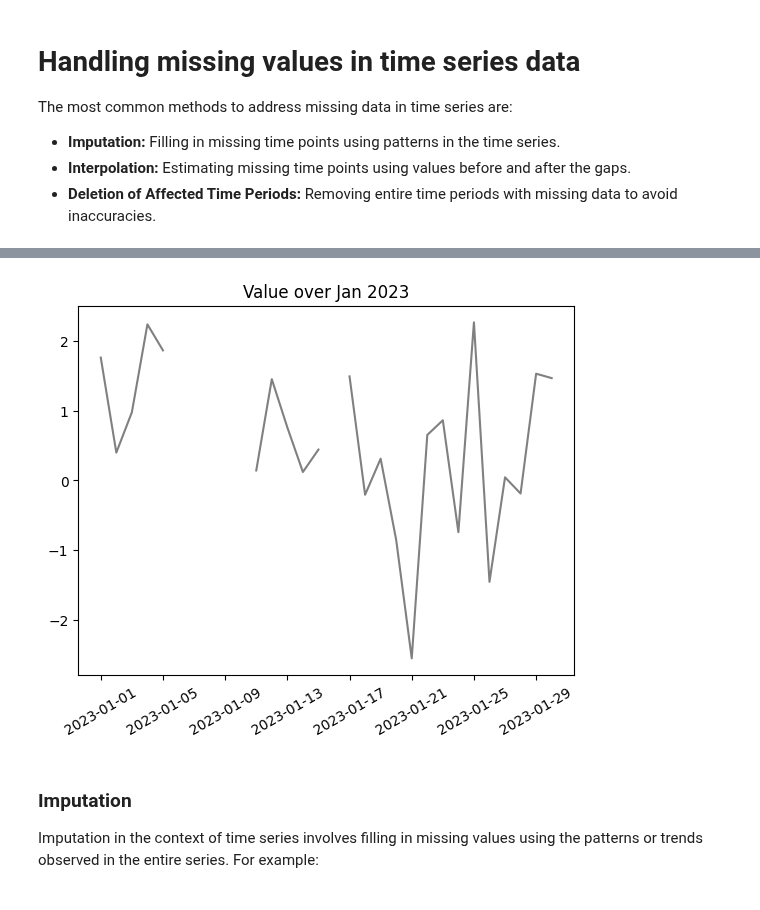
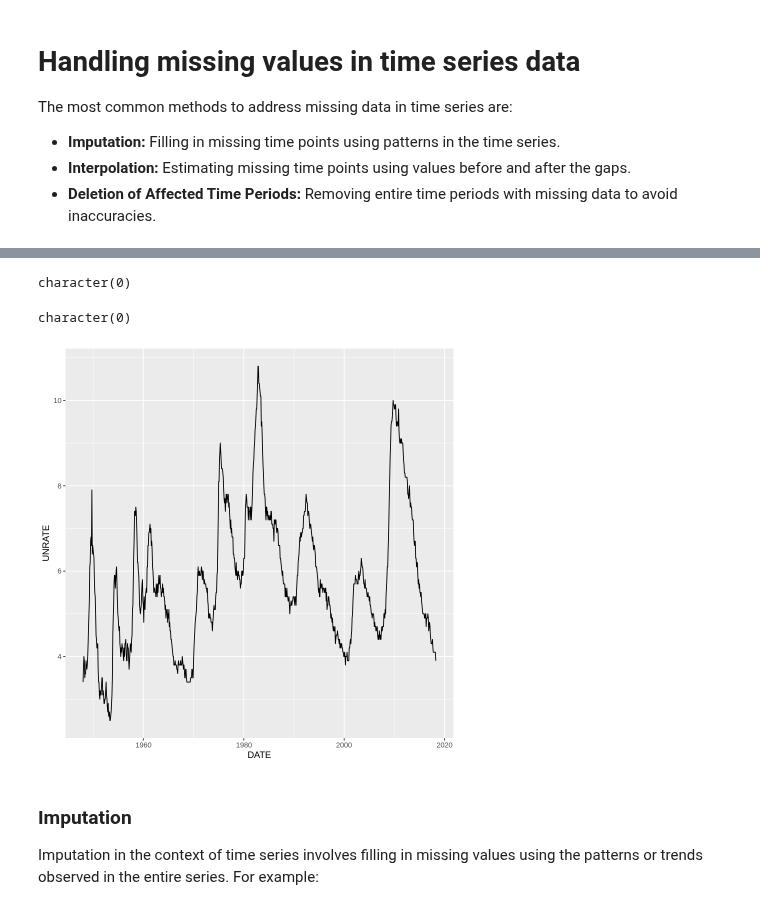
Before and after one commit to mohamedyosef101/learning_area, a Jupyter notebook: Time Series/Practical Time Series Analysis - Nielsen/2-handling_missing_values.ipynb, the cells around one changed output, grey strips where cells are left out. Drawn from its saved outputs; the diff is of its cells as text; code cells hidden in the pictures.

```diff
--- a/Time Series/Practical Time Series Analysis - Nielsen/2-handling_missing_values.ipynb
+++ b/Time Series/Practical Time Series Analysis - Nielsen/2-handling_missing_values.ipynb
@@ -36,7 +8,0 @@ df.head()
-# %%
-plt.plot(df.value, color="gray")
-plt.title("Value over Jan 2023")
-plt.xticks(rotation=30)
-plt.show()
-# %% [output]
-[figure, removed]
@@ -50,0 +9,19 @@ def plot_missing(new_df):
+# %%
+capture.output()
+require(zoo)
+require(data.table)
+capture.output(require(tidyverse))
+# %% [output]
+character(0)
+character(0)
+# %%
+PATH <- "https://github.com/PracticalTimeSeriesAnalysis/BookRepo/raw/master/Ch02/data/"
+URL <- paste(PATH, "UNRATE.csv", sep="")
+unemp <- read.csv(URL)
+unemp <- setDT(unemp)
+unemp[, DATE := as.Date(DATE)]
+setkey(unemp, DATE)
+# %%
+unemp |> ggplot(aes(DATE, UNRATE)) + geom_line()
+# %% [output]
+[figure, added]
```
Also changed, not shown: parts of 4 cells of this notebook.
